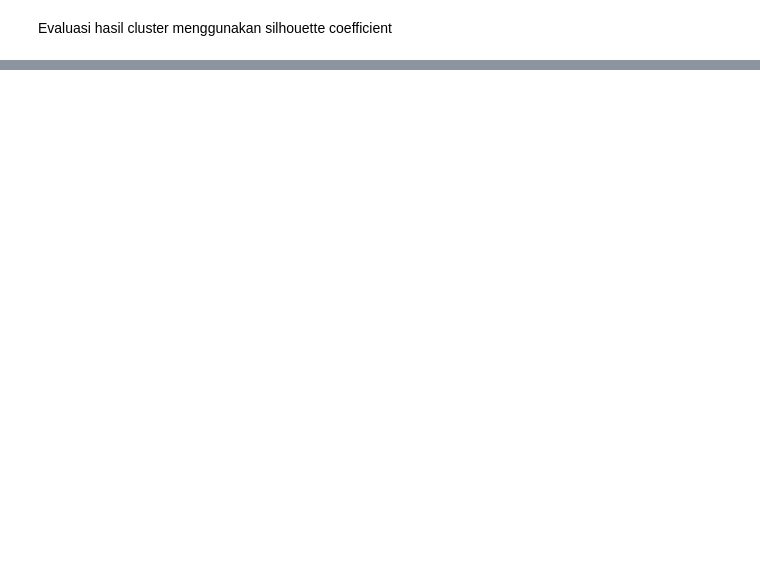
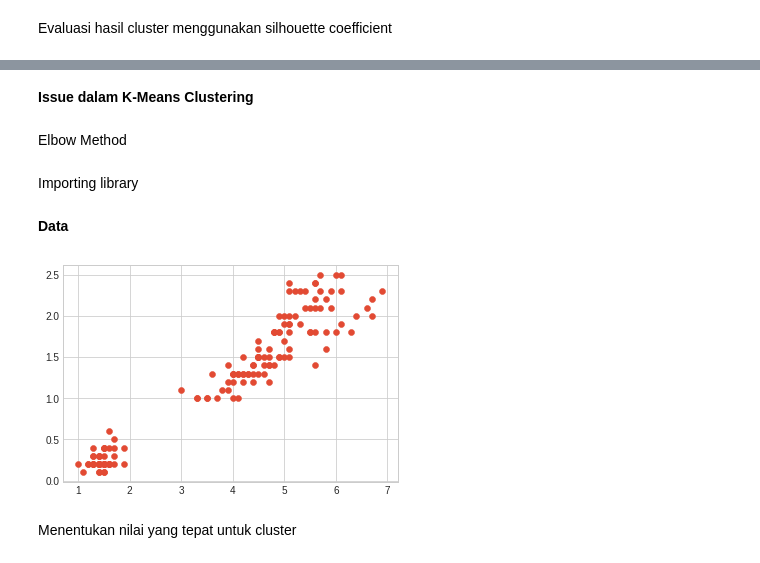
Before and after one commit to melliaafs/Machine-Learning-1, a Jupyter notebook: K_Means_Clustering.ipynb, the cells around one changed output, grey strips where cells are left out. Drawn from its saved outputs; the diff is of its cells as text; code cells hidden in the pictures; blank space fills up the shorter version.

```diff
--- a/K_Means_Clustering.ipynb
+++ b/K_Means_Clustering.ipynb
@@ -153,0 +158,32 @@ silhouette_score(X, labels)
+# %% [markdown]
+**Issue dalam K-Means Clustering**
+# %% [markdown]
+Elbow Method
+# %% [markdown]
+Importing library
+# %%
+%matplotlib inline
+#%matplotlib inline sets the backend of matplotlib to the 'inline' backend
+import matplotlib.pyplot as plt
+#Matplotlib is a plotting library for the Python programming language and its numericalmathematics extension NumPy
+plt.style.use('seaborn-whitegrid')
+#Seaborn style on matplotlib plot, menentukan jenis graph. untuk jenis graph lain bisa
+#https://python-graph-gallery.com/199-matplotlib-style-sheets/
+import numpy as np
+from sklearn.cluster import KMeans
+# %% [markdown]
+**Data**
+# %%
+# membuat data set
+from sklearn.datasets import load_iris
+iris = load_iris()
+features=iris.data.T
+#mengambil data dari fitur data iris.
+plt.plot()
+plt.scatter(features[2], features[3]) #2 fitur yang akan dipakai
+plt.show()
+#catatan: jika ingin mencetak/mmengetahui data iris, di baris palingbawah bisa diketik iris. (atau iris.data , atau iris.target_names)
+# %% [output]
+[figure, added]
+# %% [markdown]
+Menentukan nilai yang tepat untuk cluster
```
Also changed, not shown: parts of 20 cells of this notebook.
